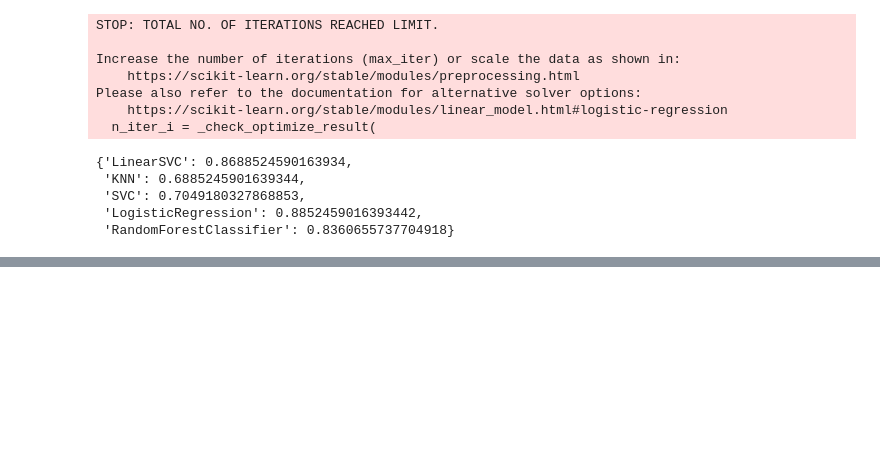
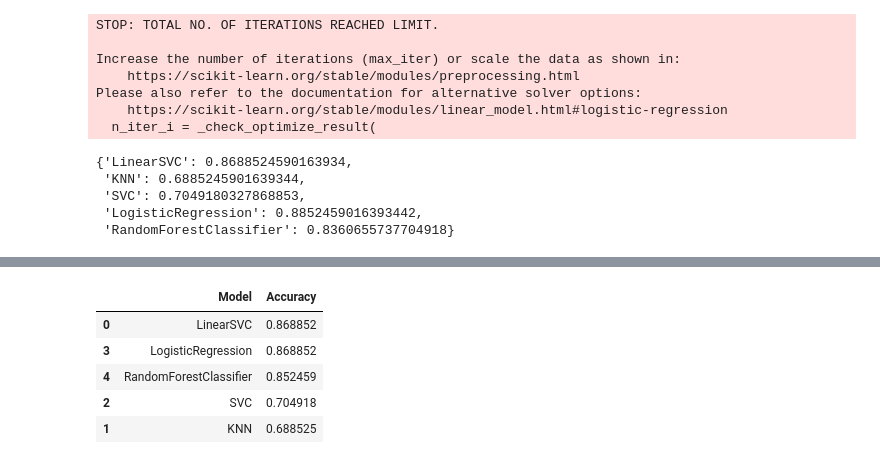
Before and after one commit to abdulmajidalali17-oss/Machine-Learning, a Jupyter notebook: ScikitLearn.ipynb, the cells around one changed output, grey strips where cells are left out. Saved outputs shown, nothing was run; the diff lists cells and outputs as text; code cells hidden in the pictures; blank space fills up the shorter version.

```diff
--- a/ScikitLearn.ipynb
+++ b/ScikitLearn.ipynb
@@ -451,0 +638,21 @@ Please also refer to the documentation for alternative solver options:
+# %%
+# ==============================
+# 8. Convert results to DataFrame
+# ==============================
+
+results_df = pd.DataFrame(
+    model_results.items(),
+    columns=["Model", "Accuracy"]
+)
+
+results_df.sort_values(
+    by="Accuracy",
+    ascending=False
+)
+# %% [output]
+|  | Model | Accuracy |
+| 0 | LinearSVC | 0.868852 |
+| 3 | LogisticRegression | 0.868852 |
+| 4 | RandomForestClassifier | 0.852459 |
+| 2 | SVC | 0.704918 |
+| 1 | KNN | 0.688525 |
```
Also changed, not shown: parts of 39 cells of this notebook.
